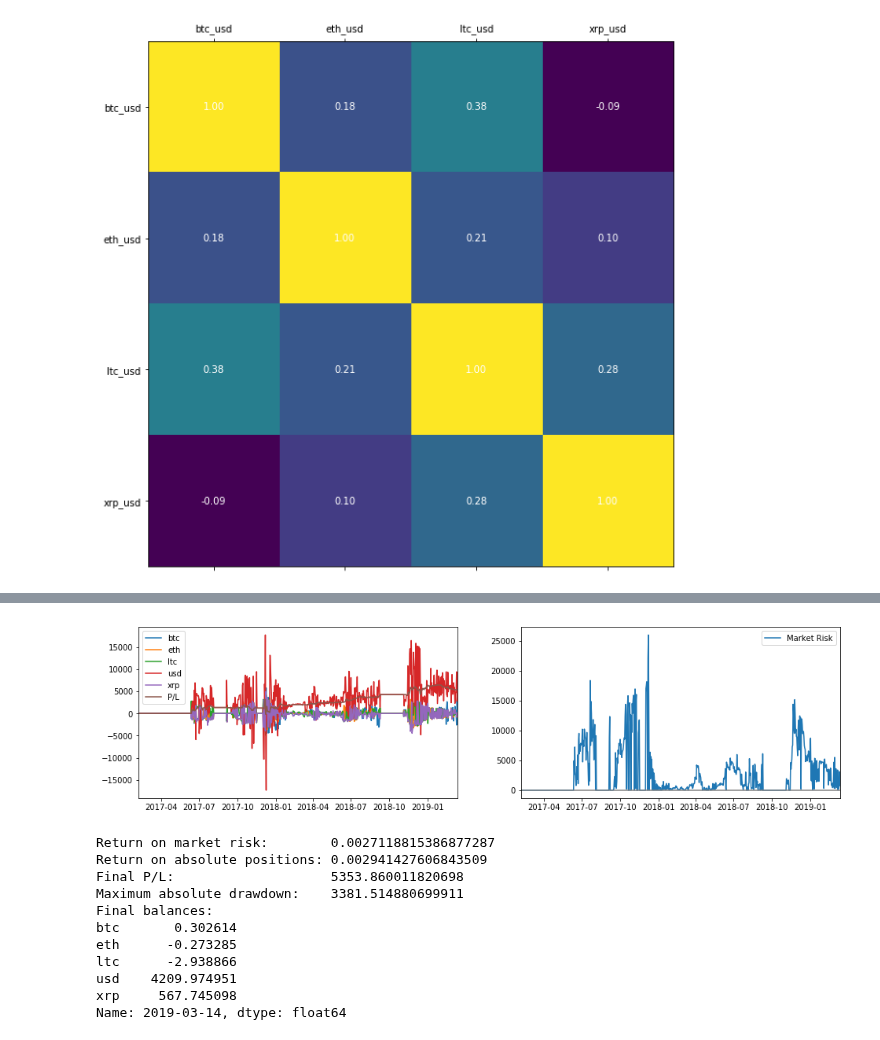
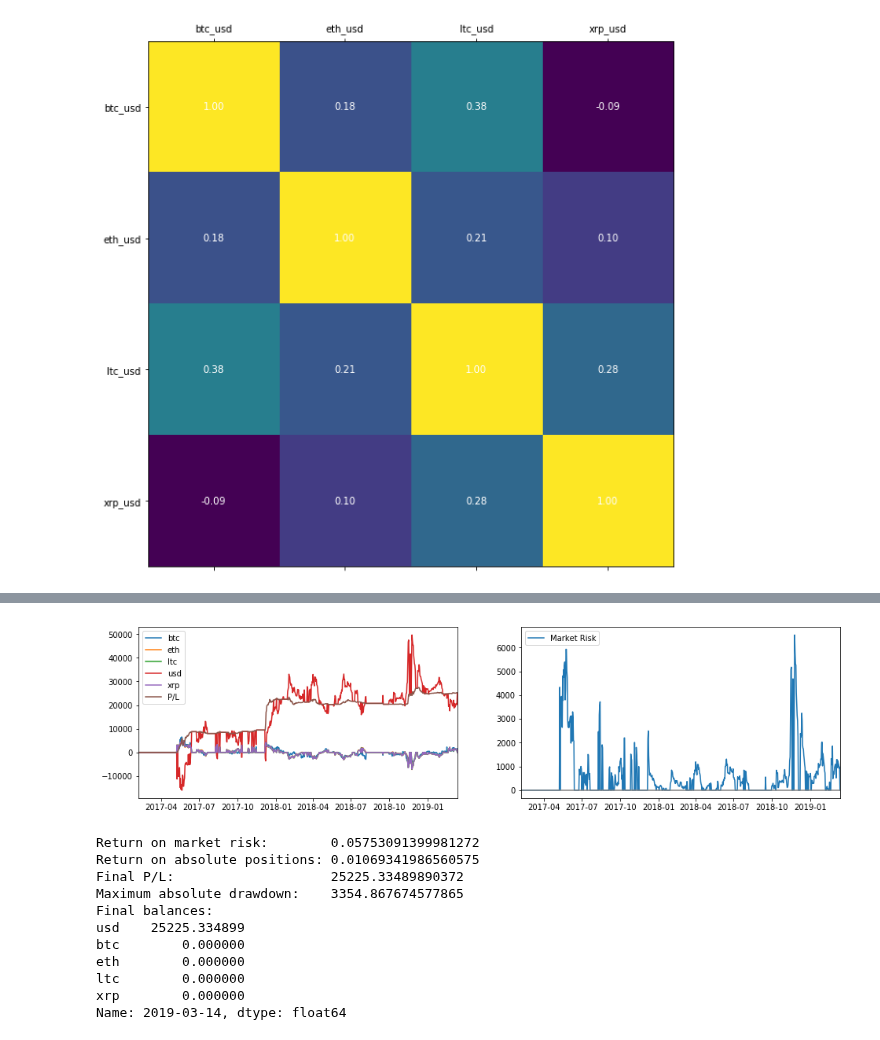
Before and after one commit to cambrian/quant, a Jupyter notebook: research/analysis.ipynb, the cells around one changed output, grey strips where cells are left out. Cells and saved outputs as stored; diff of their text form; code cells hidden in the pictures.

```diff
--- a/research/analysis.ipynb
+++ b/research/analysis.ipynb
@@ -316,76 +353,58 @@ from johansen.johansen import Johansen
 def cointegrate(data):
     '''Returns eigenvectors for statistically-significant cointegration relations.
     TODO: return confidences, by using eigenvalues directly.'''
-    eigenvectors, r = Johansen(data, model=2, significance_level=0).johansen()
+    eigenvectors, r = Johansen(data, model=2, significance_level=1).johansen()
     return np.array(eigenvectors)[r]
 
 def plot_eigenvectors(evs):
     evs /= np.linalg.norm(evs, axis=1, keepdims=True)
     plot_matrix(pd.DataFrame(evs))
 
 class Cointegrater(Strategy):
-    def __init__(self, cointegration_window_size, size, min_edge = 0, max_edge = 1e100):
+    def __init__(self, cointegration_window_size):
         '''edges are expressed in std deviations of the currency price
         size is $ per std dev. of edge'''
         self.cointegration_window = None
         self.cointegration_window_size = cointegration_window_size
-        self.min_edge = min_edge
-        self.max_edge = max_edge
-        self.size = size
 
-    def desired_balance_value(self, edge):
-        '''Returns (expressed in USD) the desired balance for a currency at the given edge from fair'''
-        if abs(edge) < self.min_edge:
-            return 0
-        if abs(edge) >= self.max_edge:
-            return 0
-        return edge * self.size
-
-    def step(self, balances, prices, _volumes):
+    def step(self, prices, _volumes):
         if self.cointegration_window is None:
             self.cointegration_window = RingBuffer(self.cointegration_window_size, dtype=(np.float, len(prices.index)))
 
         self.cointegration_window.append(prices)
 
         if len(self.cointegration_window) < self.cointegration_window_size:
-            return {}
+            return self.null_estimate(prices)
 
         df = pd.DataFrame(np.array(self.cointegration_window), columns = prices.index)
 
         relations = cointegrate(df)
-        edges = []
+        fairs = [] # 1 fair estimate per covariance relation
         for relation in relations:
             R = np.broadcast_to(relation, (prices.shape[0], prices.shape[0])).copy()
-            R = R / np.diag(R)[:,None]
+            R /= np.diag(R)[:None]
             np.fill_diagonal(R, 0)
             synth_cointegrations = pd.DataFrame(df.values.dot(R), columns = df.columns)
-            edges_ = (synth_cointegrations.iloc[-1] - synth_cointegrations.mean()) / synth_cointegrations.std()
-            edges.append(edges_)
-        if len(edges) > 0:
-            edges = pd.Series(np.mean(edges, axis=0), index = df.columns)
+            fair_mean = prices + synth_cointegrations.iloc[-1] - synth_cointegrations.mean()
+            fair_variance = synth_cointegrations.var()
+            fairs.append(Gaussian(fair_mean, fair_variance))
+        if len(fairs) > 0:
+            return Gaussian.join(fairs)
         else:
-            edges = pd.Series([0,0,0,0], index = df.columns)
+            return self.null_estimate(prices)
 
-        # turn fairs into orders
-        orders = {}
-        for (pair, edge) in edges.items():
-            currency = pair.partition('_')[0]
-            orders[pair] = self.desired_balance_value(edges[pair]) / prices[pair] - balances[currency]
-
-        return orders
-
-plot_results(evaluate(Cointegrater(cointegration_window_size = 128, size = 1000, min_edge = 0), tail_data(data, 1000)))
+plot_results(run(Cointegrater(cointegration_window_size = 64), tail_data(data, 1000)))
 # %% [output]
-[figure, old version]
+[figure, new version]
-Return on market risk:        0.0027118815386877287
-Return on absolute positions: 0.002941427606843509
-Final P/L:                    5353.860011820698
-Maximum absolute drawdown:    3381.514880699911
+Return on market risk:        0.05753091399981272
+Return on absolute positions: 0.01069341986560575
+Final P/L:                    25225.33489890372
+Maximum absolute drawdown:    3354.867674577865
 Final balances:
-btc       0.302614
-eth      -0.273285
-ltc      -2.938866
-usd    4209.974951
-xrp     567.745098
+usd    25225.334899
+btc        0.000000
+eth        0.000000
+ltc        0.000000
+xrp        0.000000
 Name: 2019-03-14, dtype: float64
 # %%
```
Also changed, not shown: parts of 15 cells of this notebook, 1 other file.
